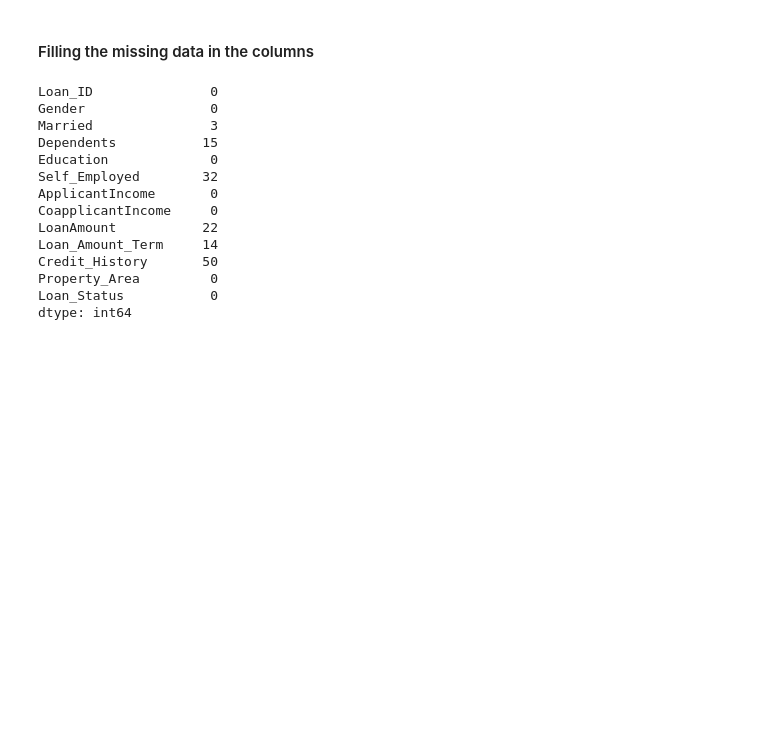
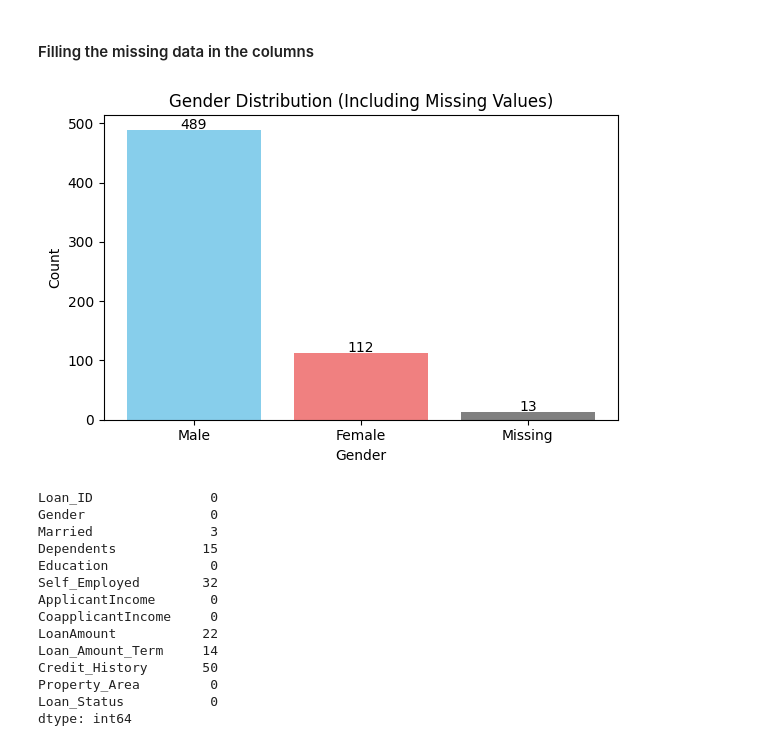
Before and after one commit to murad-02/Loan-Approval-Prediction, a Jupyter notebook: NotebookFile/LoanApprovalPrediction.ipynb, the cells around one changed output. Drawn from its saved outputs; the diff is of its cells as text; code cells hidden in the pictures; blank space fills up the shorter version.

```diff
--- a/NotebookFile/LoanApprovalPrediction.ipynb
+++ b/NotebookFile/LoanApprovalPrediction.ipynb
@@ -158,5 +176,26 @@ dtype: int64
 # %% [markdown]
 #### Filling the missing data in the columns
+# %%
+
+# Fill missing values temporarily as "Missing" for visualization
+gender_counts = train_data['Gender'].fillna('Missing').value_counts()
+
+# Bar chart
+plt.figure(figsize=(6, 4))
+bars = plt.bar(gender_counts.index, gender_counts.values, color=['skyblue', 'lightcoral', 'gray'])
+plt.title("Gender Distribution (Including Missing Values)")
+plt.xlabel("Gender")
+plt.ylabel("Count")
+
+# Add counts on top of bars
+for bar in bars:
+    height = bar.get_height()
+    plt.text(bar.get_x() + bar.get_width()/2, height + 2, f'{int(height)}', ha='center')
+
+plt.tight_layout()
+plt.show()
+# %% [output]
+[figure, added]
 # %%
 train_data['Gender'] = train_data['Gender'].fillna(train_data['Gender'].mode()[0])
 # %%
```
Also changed, not shown: parts of 19 cells of this notebook, 9 other files.
